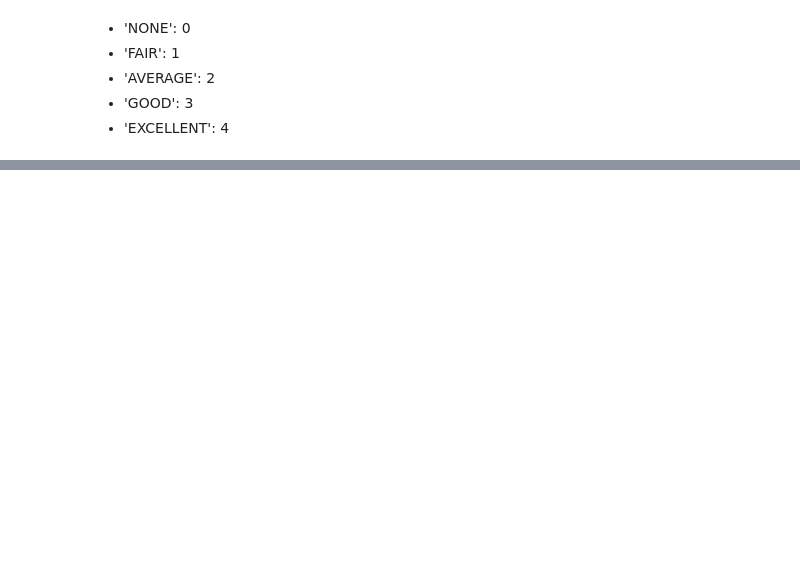
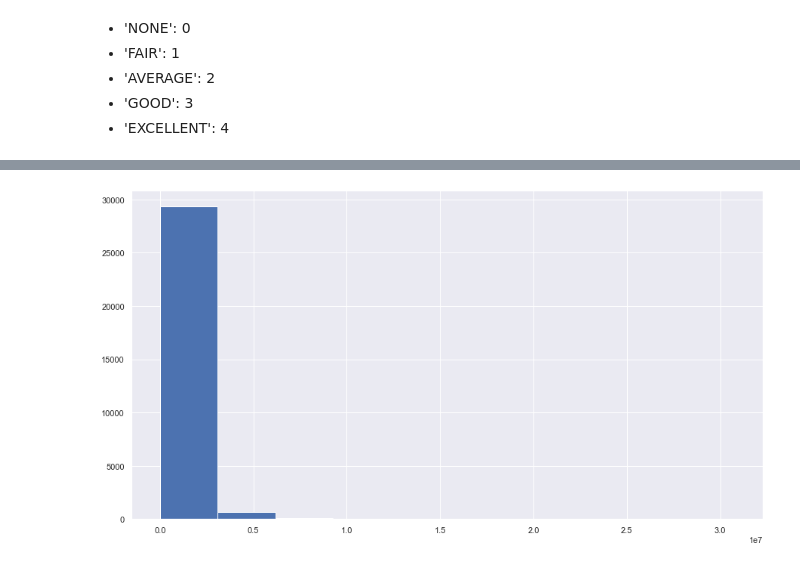
Before and after one commit to AliRampur/Phase-2-Group-Project, a Jupyter notebook: Charlie_notebook.ipynb, the cells around one changed output, grey strips where cells are left out. Cells and saved outputs as stored; diff of their text form; code cells hidden in the pictures; blank space fills up the shorter version.

```diff
--- a/Charlie_notebook.ipynb
+++ b/Charlie_notebook.ipynb
@@ -648,0 +619,4 @@ df.head()
+# %%
+y.hist();
+# %% [output]
+[figure, added]
```
Also changed, not shown: parts of 33 cells of this notebook.
